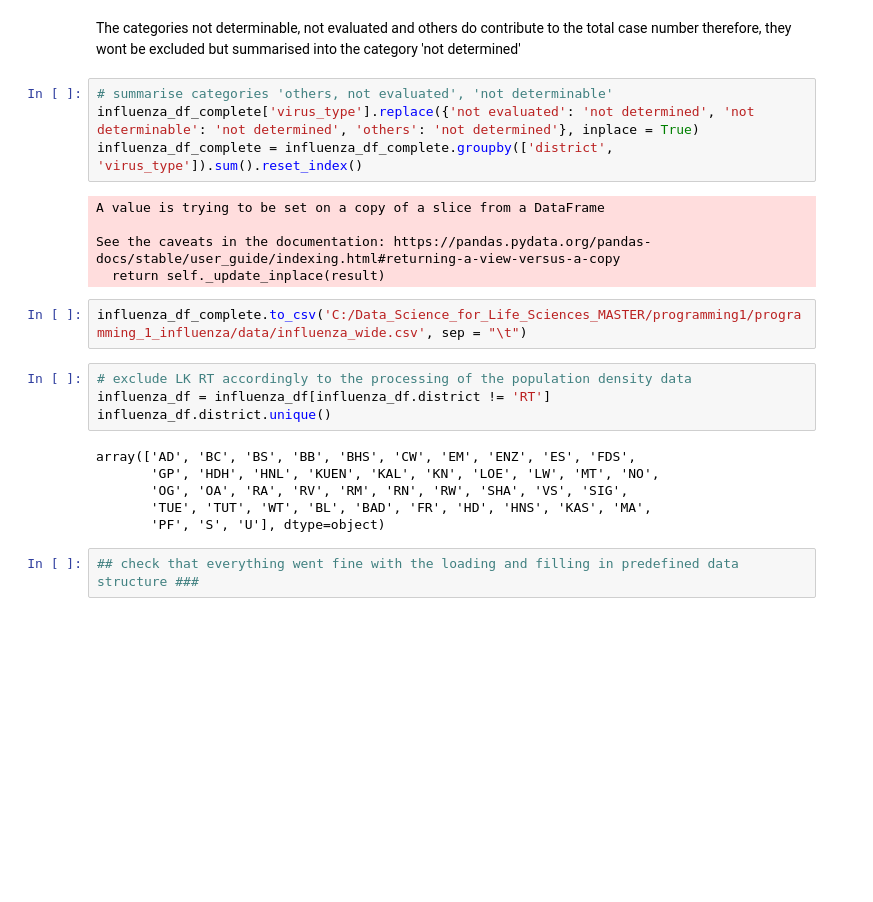
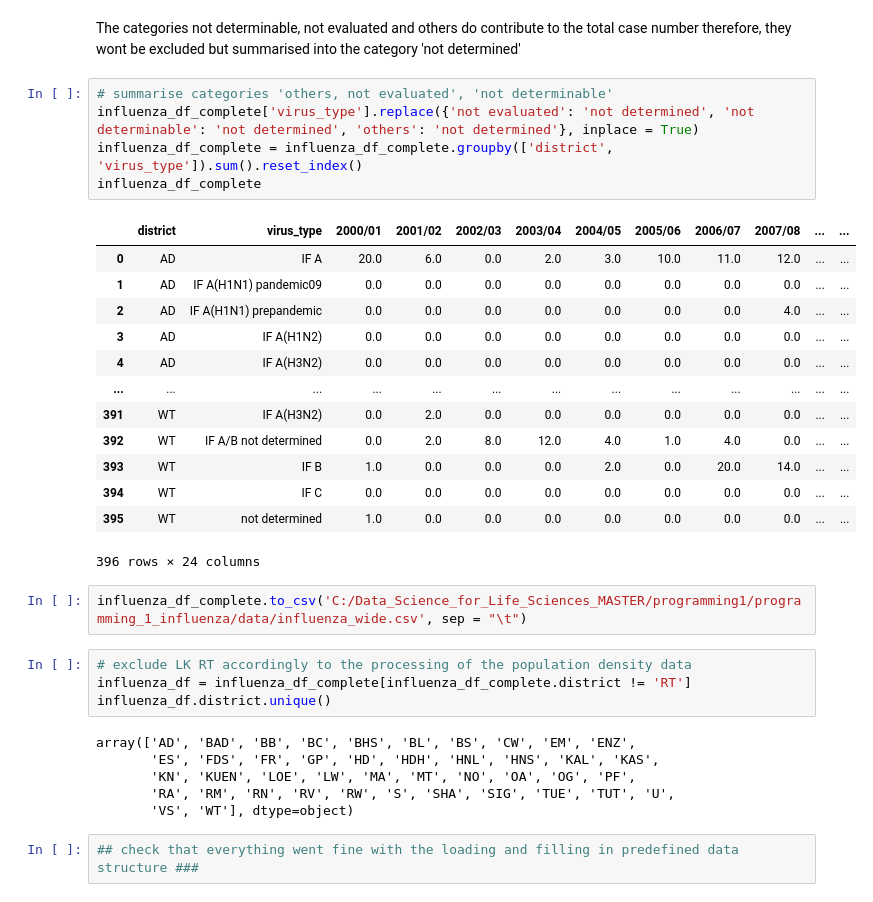
Before and after one commit to ChiaraBecht/programming_1_influenza, a Jupyter notebook: analysis/Final_Assignment_Load_process_merge_data.ipynb, the cells around one changed output. Drawn from its saved outputs; the diff is of its cells as text; blank space fills up the shorter version.

```diff
--- a/analysis/Final_Assignment_Load_process_merge_data.ipynb
+++ b/analysis/Final_Assignment_Load_process_merge_data.ipynb
@@ -566,24 +566,34 @@ The categories not determinable, not evaluated and others do contribute to the t
 # %%
 # summarise categories 'others, not evaluated', 'not determinable'
 influenza_df_complete['virus_type'].replace({'not evaluated': 'not determined', 'not determinable': 'not determined', 'others': 'not determined'}, inplace = True)
 influenza_df_complete = influenza_df_complete.groupby(['district', 'virus_type']).sum().reset_index()
+influenza_df_complete
 # %% [output]
+|  | district | virus_type | 2000/01 | 2001/02 | 2002/03 | 2003/04 | 2004/05 | 2005/06 | 2006/07 | 2007/08 | ... | ... |
+| 0 | AD | IF A | 20.0 | 6.0 | 0.0 | 2.0 | 3.0 | 10.0 | 11.0 | 12.0 | ... | ... |
+| 1 | AD | IF A(H1N1) pandemic09 | 0.0 | 0.0 | 0.0 | 0.0 | 0.0 | 0.0 | 0.0 | 0.0 | ... | ... |
+| 2 | AD | IF A(H1N1) prepandemic | 0.0 | 0.0 | 0.0 | 0.0 | 0.0 | 0.0 | 0.0 | 4.0 | ... | ... |
+| 3 | AD | IF A(H1N2) | 0.0 | 0.0 | 0.0 | 0.0 | 0.0 | 0.0 | 0.0 | 0.0 | ... | ... |
+| 4 | AD | IF A(H3N2) | 0.0 | 0.0 | 0.0 | 0.0 | 0.0 | 0.0 | 0.0 | 0.0 | ... | ... |
+| ... | ... | ... | ... | ... | ... | ... | ... | ... | ... | ... | ... | ... |
+| 391 | WT | IF A(H3N2) | 0.0 | 2.0 | 0.0 | 0.0 | 0.0 | 0.0 | 0.0 | 0.0 | ... | ... |
+| 392 | WT | IF A/B not determined | 0.0 | 2.0 | 8.0 | 12.0 | 4.0 | 1.0 | 4.0 | 0.0 | ... | ... |
+| 393 | WT | IF B | 1.0 | 0.0 | 0.0 | 0.0 | 2.0 | 0.0 | 20.0 | 14.0 | ... | ... |
+| 394 | WT | IF C | 0.0 | 0.0 | 0.0 | 0.0 | 0.0 | 0.0 | 0.0 | 0.0 | ... | ... |
+| 395 | WT | not determined | 1.0 | 0.0 | 0.0 | 0.0 | 0.0 | 0.0 | 0.0 | 0.0 | ... | ... |
-A value is trying to be set on a copy of a slice from a DataFrame
-
-See the caveats in the documentation: https://pandas.pydata.org/pandas-docs/stable/user_guide/indexing.html#returning-a-view-versus-a-copy
-  return self._update_inplace(result)
+396 rows × 24 columns
 # %%
 influenza_df_complete.to_csv('C:/Data_Science_for_Life_Sciences_MASTER/programming1/programming_1_influenza/data/influenza_wide.csv', sep = "\t")
 # %%
 # exclude LK RT accordingly to the processing of the population density data
-influenza_df = influenza_df[influenza_df.district != 'RT']
+influenza_df = influenza_df_complete[influenza_df_complete.district != 'RT']
 influenza_df.district.unique()
 # %% [output]
-array(['AD', 'BC', 'BS', 'BB', 'BHS', 'CW', 'EM', 'ENZ', 'ES', 'FDS',
-       'GP', 'HDH', 'HNL', 'KUEN', 'KAL', 'KN', 'LOE', 'LW', 'MT', 'NO',
-       'OG', 'OA', 'RA', 'RV', 'RM', 'RN', 'RW', 'SHA', 'VS', 'SIG',
-       'TUE', 'TUT', 'WT', 'BL', 'BAD', 'FR', 'HD', 'HNS', 'KAS', 'MA',
-       'PF', 'S', 'U'], dtype=object)
+array(['AD', 'BAD', 'BB', 'BC', 'BHS', 'BL', 'BS', 'CW', 'EM', 'ENZ',
+       'ES', 'FDS', 'FR', 'GP', 'HD', 'HDH', 'HNL', 'HNS', 'KAL', 'KAS',
+       'KN', 'KUEN', 'LOE', 'LW', 'MA', 'MT', 'NO', 'OA', 'OG', 'PF',
+       'RA', 'RM', 'RN', 'RV', 'RW', 'S', 'SHA', 'SIG', 'TUE', 'TUT', 'U',
+       'VS', 'WT'], dtype=object)
 # %%
 ## check that everything went fine with the loading and filling in predefined data structure ###
 # %% [markdown]
```
Also changed, not shown: parts of 1 cell of this notebook.
